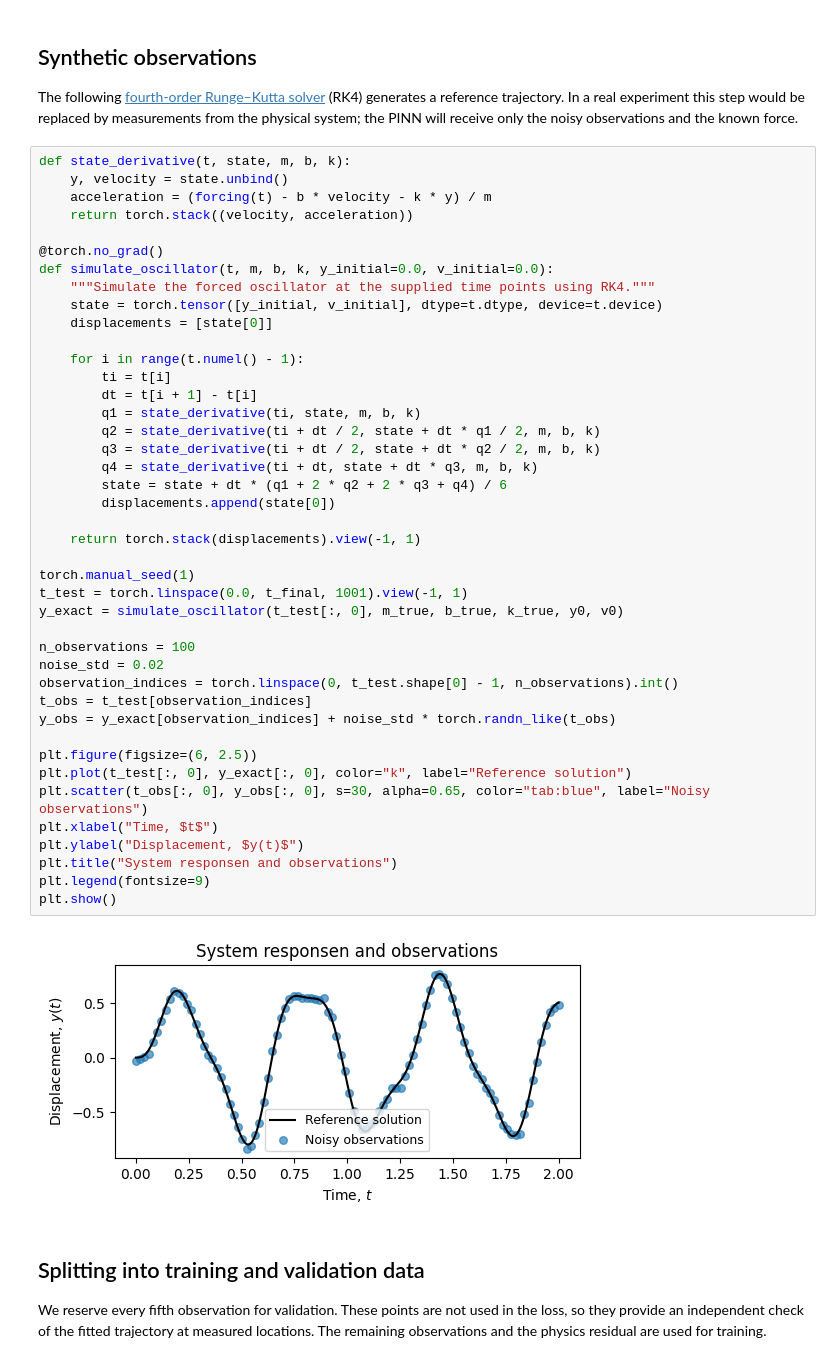
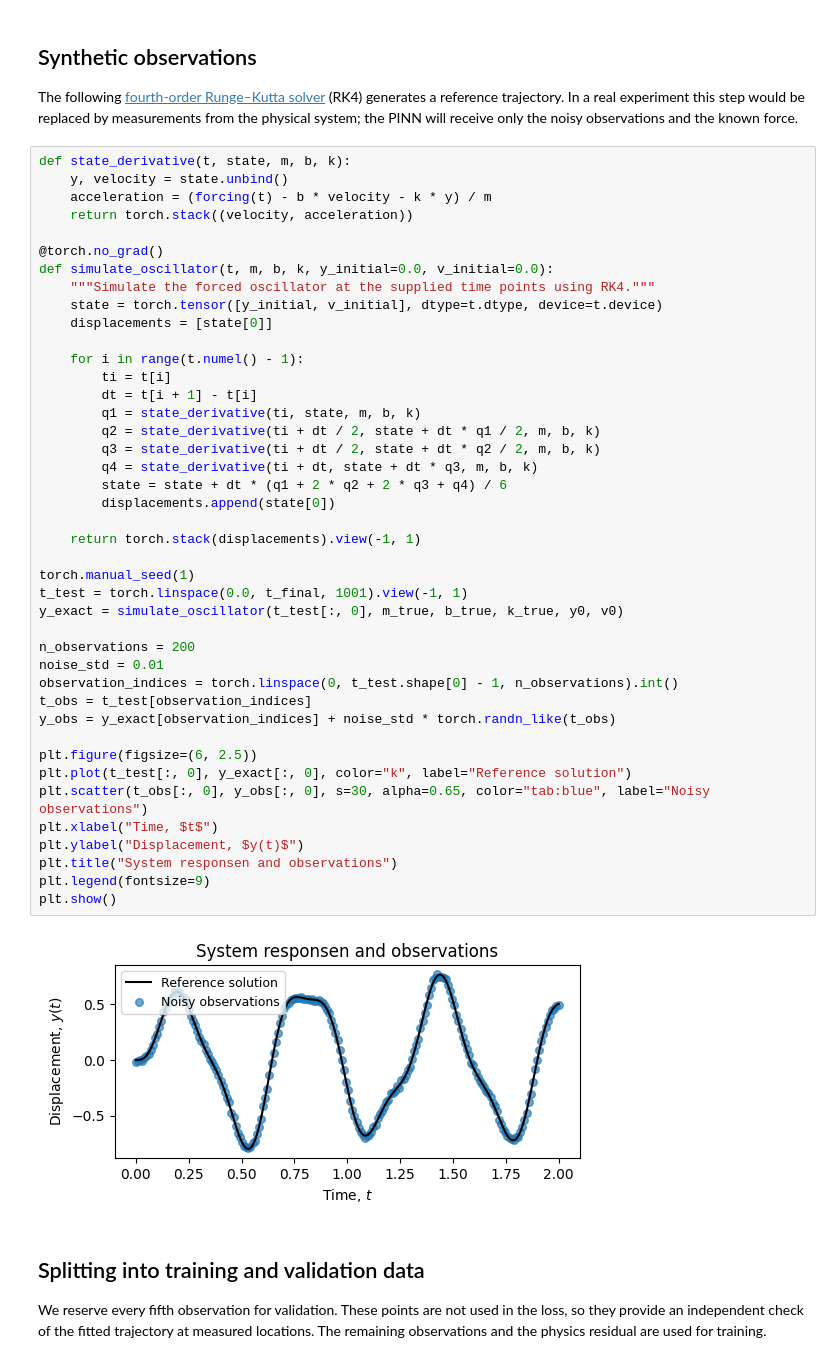
Before and after one commit to alphaville/EstimationTheoryNotebooks, a Jupyter notebook: 5_neural/2_pinn.ipynb, the cells around one changed output. Drawn from its saved outputs; the diff is of its cells as text.

```diff
--- a/5_neural/2_pinn.ipynb
+++ b/5_neural/2_pinn.ipynb
@@ -71,36 +71,36 @@ def simulate_oscillator(t, m, b, k, y_initial=0.0, v_initial=0.0):
 
     for i in range(t.numel() - 1):
         ti = t[i]
         dt = t[i + 1] - t[i]
         q1 = state_derivative(ti, state, m, b, k)
         q2 = state_derivative(ti + dt / 2, state + dt * q1 / 2, m, b, k)
         q3 = state_derivative(ti + dt / 2, state + dt * q2 / 2, m, b, k)
         q4 = state_derivative(ti + dt, state + dt * q3, m, b, k)
         state = state + dt * (q1 + 2 * q2 + 2 * q3 + q4) / 6
         displacements.append(state[0])
 
     return torch.stack(displacements).view(-1, 1)
 
 torch.manual_seed(1)
 t_test = torch.linspace(0.0, t_final, 1001).view(-1, 1)
 y_exact = simulate_oscillator(t_test[:, 0], m_true, b_true, k_true, y0, v0)
 
-n_observations = 100
-noise_std = 0.02
+n_observations = 200
+noise_std = 0.01
 observation_indices = torch.linspace(0, t_test.shape[0] - 1, n_observations).int()
 t_obs = t_test[observation_indices]
 y_obs = y_exact[observation_indices] + noise_std * torch.randn_like(t_obs)
 
 plt.figure(figsize=(6, 2.5))
 plt.plot(t_test[:, 0], y_exact[:, 0], color="k", label="Reference solution")
 plt.scatter(t_obs[:, 0], y_obs[:, 0], s=30, alpha=0.65, color="tab:blue", label="Noisy observations")
 plt.xlabel("Time, $t$")
 plt.ylabel("Displacement, $y(t)$")
 plt.title("System responsen and observations")
 plt.legend(fontsize=9)
 plt.show()
 # %% [output]
-[figure, old version]
+[figure, new version]
 # %% [markdown]
 ## Splitting into training and validation data
 
```
Also changed, not shown: parts of 9 cells of this notebook.
